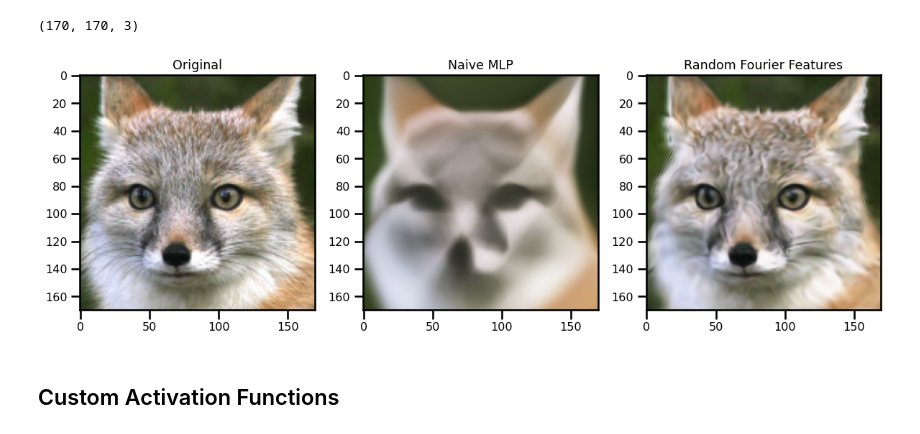
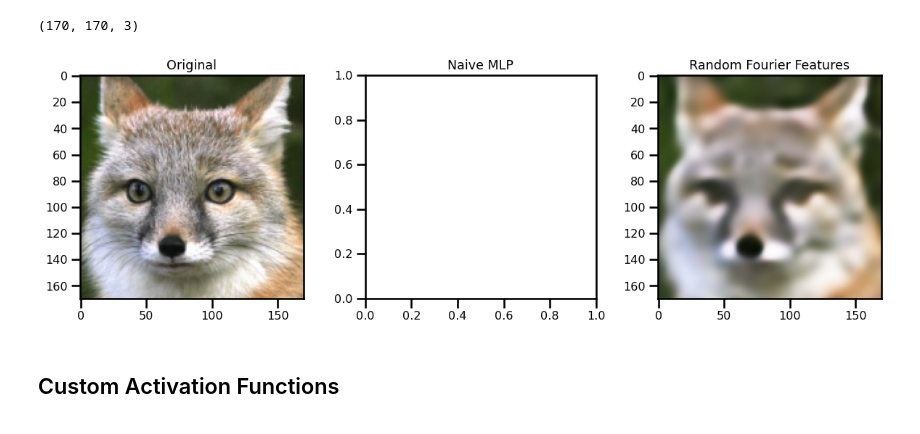
Before and after one commit to jejjohnson/nerf4ssh, a Jupyter notebook: content/tutorials/1.1_naive_nerfs.ipynb, the cells around one changed output. Saved outputs shown, nothing was run; the diff lists cells and outputs as text; code cells hidden in the pictures.

```diff
--- a/content/tutorials/1.1_naive_nerfs.ipynb
+++ b/content/tutorials/1.1_naive_nerfs.ipynb
@@ -442,15 +446,11 @@ input_shape = (2,)
 model_rff = keras.Sequential(
     [
         keras.layers.Input(shape=input_shape),
-        RFFLayer(num_features=128),
-        keras.layers.Dense(units=128, activation=None),
-        RFFLayer(num_features=128),
-        keras.layers.Dense(units=128, activation=None),
-        RFFLayer(num_features=128),
-        keras.layers.Dense(units=128, activation=None),
-        RFFLayer(num_features=128),
-        keras.layers.Dense(units=128, activation=None),
-        RFFLayer(num_features=128),
+        RFFLayer(num_features=256, length_scale_train=False),
+        keras.layers.Dense(units=128, activation="swish"),
+        keras.layers.Dense(units=128, activation="swish"),
+        keras.layers.Dense(units=128, activation="swish"),
+        keras.layers.Dense(units=128, activation="swish"),
         keras.layers.Dense(units=3, activation="sigmoid"),
     ]
 )
@@ -461,13 +465,20 @@ model_rff = keras.Sequential(
 # %%
-epochs = 500
+batch_size = 4_096
+epochs = 1_000
 warmup_steps = 10
 learning_rate = keras.optimizers.schedules.CosineDecay(
-    initial_learning_rate=1e-4,
+    initial_learning_rate=1e-5,
     decay_steps=epochs - warmup_steps,
     alpha=0.1,
     warmup_steps=warmup_steps,
     warmup_target=1e-3
 )
+
+# learning_rate = keras.optimizers.schedules.ExponentialDecay(
+#     initial_learning_rate=1e-3,
+#     decay_steps=epochs - warmup_steps,
+#     decay_rate=0.01,
+# )
 # %%
 model_rff.compile(
     loss=keras.losses.MeanSquaredError(),
@@ -480,7 +491,7 @@ model_rff.compile(
 
 callbacks = [
     keras.callbacks.ModelCheckpoint(filepath="./checkpoints/model_rff_image_at_epoch_{epoch}.keras", save_best_only=True),
-    keras.callbacks.EarlyStopping(monitor="loss", patience=20),
+    keras.callbacks.EarlyStopping(monitor="loss", patience=50),
 ]
 # %%
 history_rff = model_rff.fit(
@@ -541,16 +553,16 @@ out_rff.shape
 # %%
 fig, ax = plt.subplots(ncols=3, figsize=(12, 4))
 ax[0].imshow(img)
 ax[0].set(title="Original")
-ax[1].imshow(out_mlp)
+# ax[1].imshow(out_mlp)
 ax[1].set(title="Naive MLP")
 ax[2].imshow(out_rff)
 ax[2].set(title="Random Fourier Features")
 
 plt.tight_layout()
 plt.show()
 # %% [output]
-[figure, old version]
+[figure, new version]
 # %% [markdown]
 ## Custom Activation Functions
 # %% [markdown]
```
Also changed, not shown: parts of 22 cells of this notebook, 10 other files.
